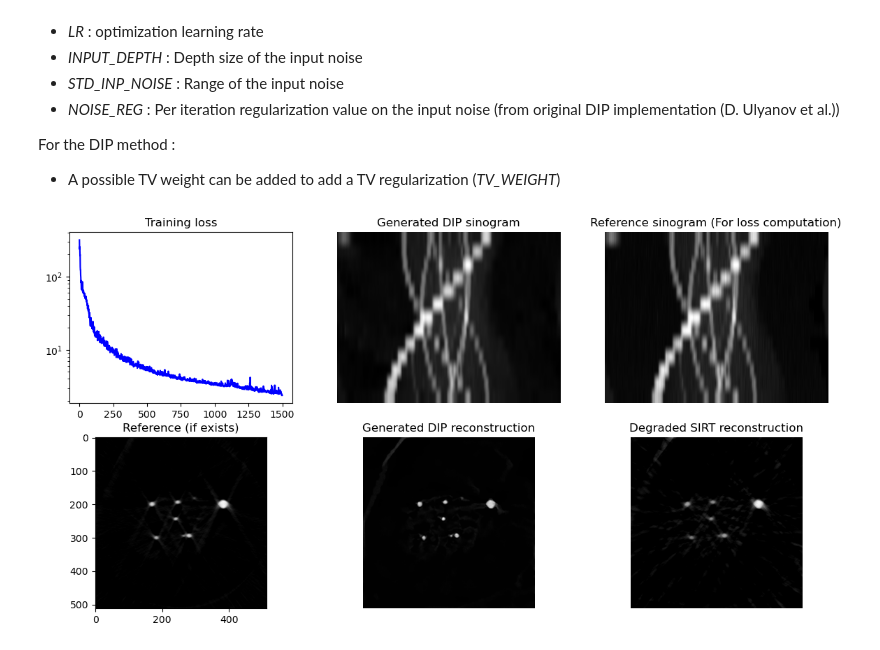
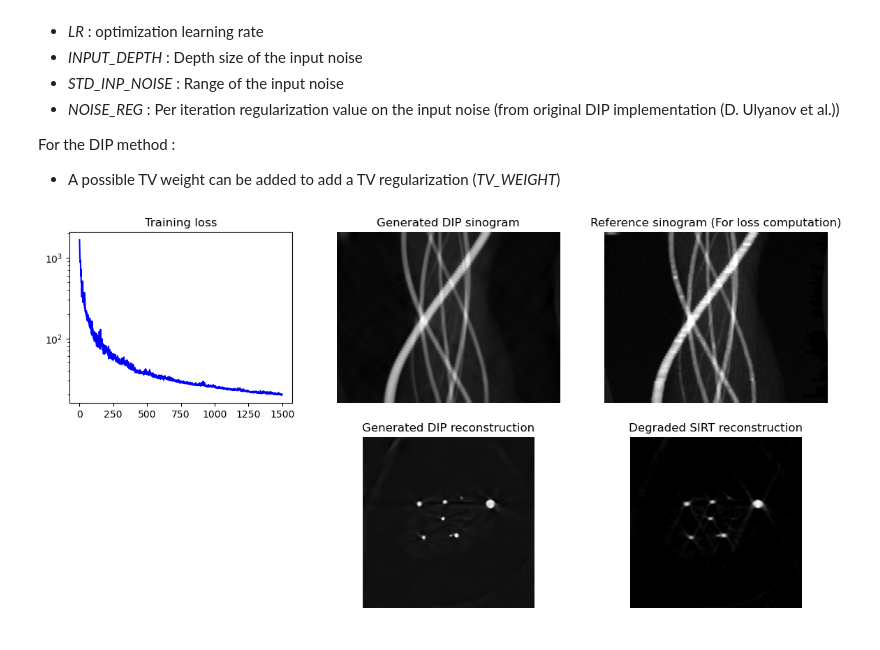
Before and after one commit to CEA-MetroCarac/DL_etomo, a Jupyter notebook: Notebooks/Experimental/exp_dip_reconstruction.ipynb, the cells around one changed output. Cells and saved outputs as stored; diff of their text form; code cells hidden in the pictures.

Commit message:
add data, txt angle, update notebooks

```diff
--- a/Notebooks/Experimental/exp_dip_reconstruction.ipynb
+++ b/Notebooks/Experimental/exp_dip_reconstruction.ipynb
@@ -20,18 +20,15 @@ Where :
 # %%
 import sys
 sys.path.insert(0, '../../Src')
-from model import *
-from radon import *
-from dip import *
-from utils import *
+from model import model_unet
+from radon import Radon2D
+from dip import dip_reconstruction
+from utils import simplify, normalize
 
 import numpy as np
 import matplotlib.pyplot as plt
-from skimage.io import imread, imsave
+from skimage.io import imread
 import torch
-from pathlib import Path
-
-plt.gray()
 
 dtype = torch.cuda.FloatTensor
-DEVICE = 'cuda'
+plt.rcParams['image.cmap'] = 'gray'
@@ -70,2 +41,17 @@ sirt_reco = radon_op.backward_sirt_ts(sinogram)
+# %%
+# 1, 2 or 3 corresponding to acquisition range -60:2:+60, -60:10:+60 and -30:2:+30 respectively
+ACQUISITION_CASE = 1
+
+with open(f'../../Data/Angles/angles_{ACQUISITION_CASE}.txt') as file:
+    ANGLE = np.array([int(line.strip()) for line in file])
+
+degraded_sinogram = imread(f'../../Data/Experimental/experimental_{ACQUISITION_CASE}.tif')
+degraded_sinogram = torch.from_numpy(degraded_sinogram).type(dtype)
+
+IMG_SIZE = degraded_sinogram.shape[1]
+
+radon_op = Radon2D(angle=np.deg2rad(ANGLE), size=IMG_SIZE)
+sirt_degraded = radon_op.backward_sirt_ts(degraded_sinogram)
+sirt_degraded = normalize(sirt_degraded)
 # %%
 plt.figure(figsize = (7,3))
@@ -105,15 +91,15 @@ network = model_unet(input_shape=INPUT_DEPTH, output_shape=1,
                      ).to('cuda').type(dtype)
 # %%
 output = dip_reconstruction(NUM_ITER, LR, IMG_SIZE, STD_INP_NOISE, NOISE_REG,
-                            np.flip(degraded_THETA), INPUT_DEPTH,
-                            degraded_sino, degraded_sirt, sirt_reco, network, DISPLAY=True,
+                            np.flip(ANGLE), INPUT_DEPTH, network,
+                            degraded_sinogram, sirt_degraded, DISPLAY=True,
                             tv_weight=0.0, tv_order=1)
 
 best_loss   = output['best_loss']
-best_output = normalize(output['best_output'])
+best_output = output['best_output']
 best_i      = output['best_i']
 loss_values = output['loss_values']
 net_trained = output['net']
 best_input  = output['best_input']
 # %% [output]
-[figure, old version]
+[figure, new version]
```
Also changed, not shown: parts of 3 cells of this notebook, 15 other files.
